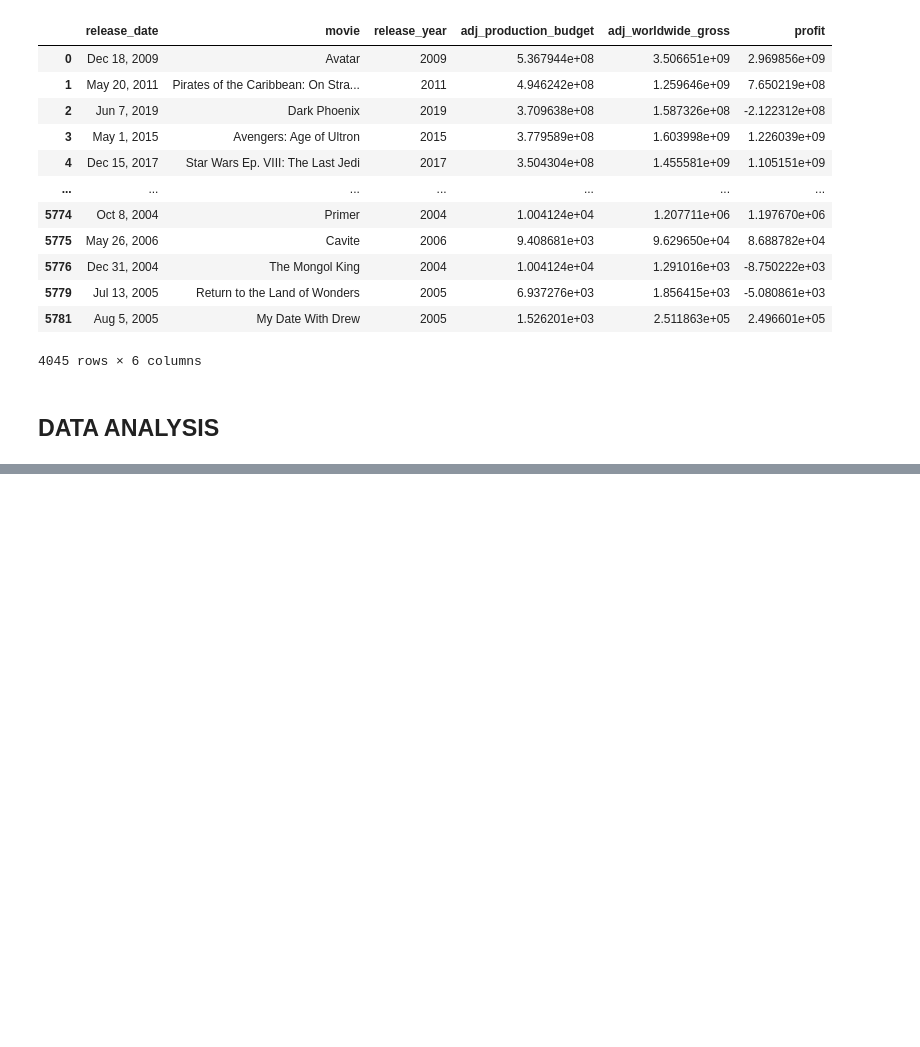
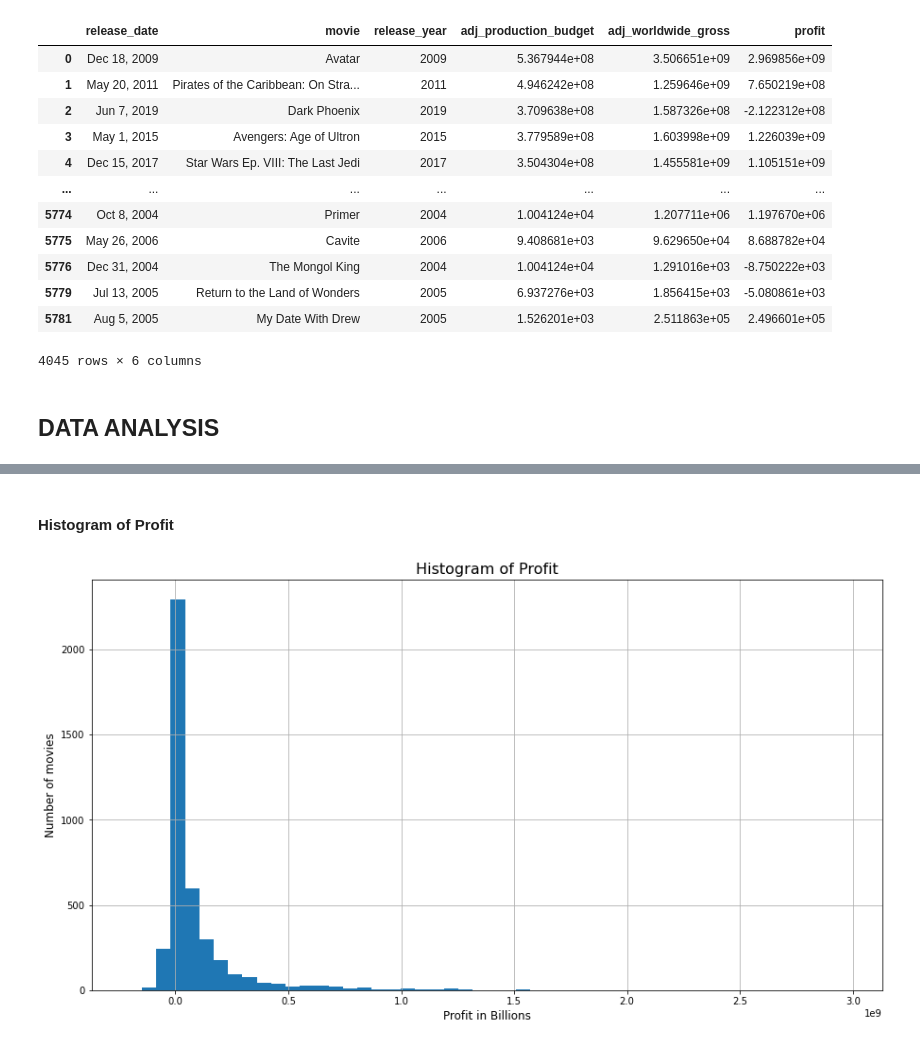
Before and after one commit to NguyoJer/dsc-phase-1-project-v2-4, a Jupyter notebook: student.ipynb, the cells around one changed output, grey strips where cells are left out. Saved outputs shown, nothing was run; the diff lists cells and outputs as text; code cells hidden in the pictures; blank space fills up the shorter version.

```diff
--- a/student.ipynb
+++ b/student.ipynb
@@ -654,0 +652,3 @@ It will also be beneficial in our analysis to have uniformity when discussing mo
+# %%
+#add new column for profit margin
+movie_budgets_df['profit_margin'] = movie_budgets_df['profit'] / movie_budgets_df['adj_production_budget']
@@ -654,0 +692,10 @@ It will also be beneficial in our analysis to have uniformity when discussing mo
+# %% [markdown]
+#### Histogram of Profit
+# %%
+plt.figure(figsize=(15,8))
+movie_budgets_df['profit'].hist(bins=50)
+plt.xlabel('Profit in Billions', fontsize=12)
+plt.ylabel('Number of movies', fontsize =12)
+plt.title('Histogram of Profit', fontsize=16);
+# %% [output]
+[figure, added]
```
Also changed, not shown: parts of 16 cells of this notebook.
